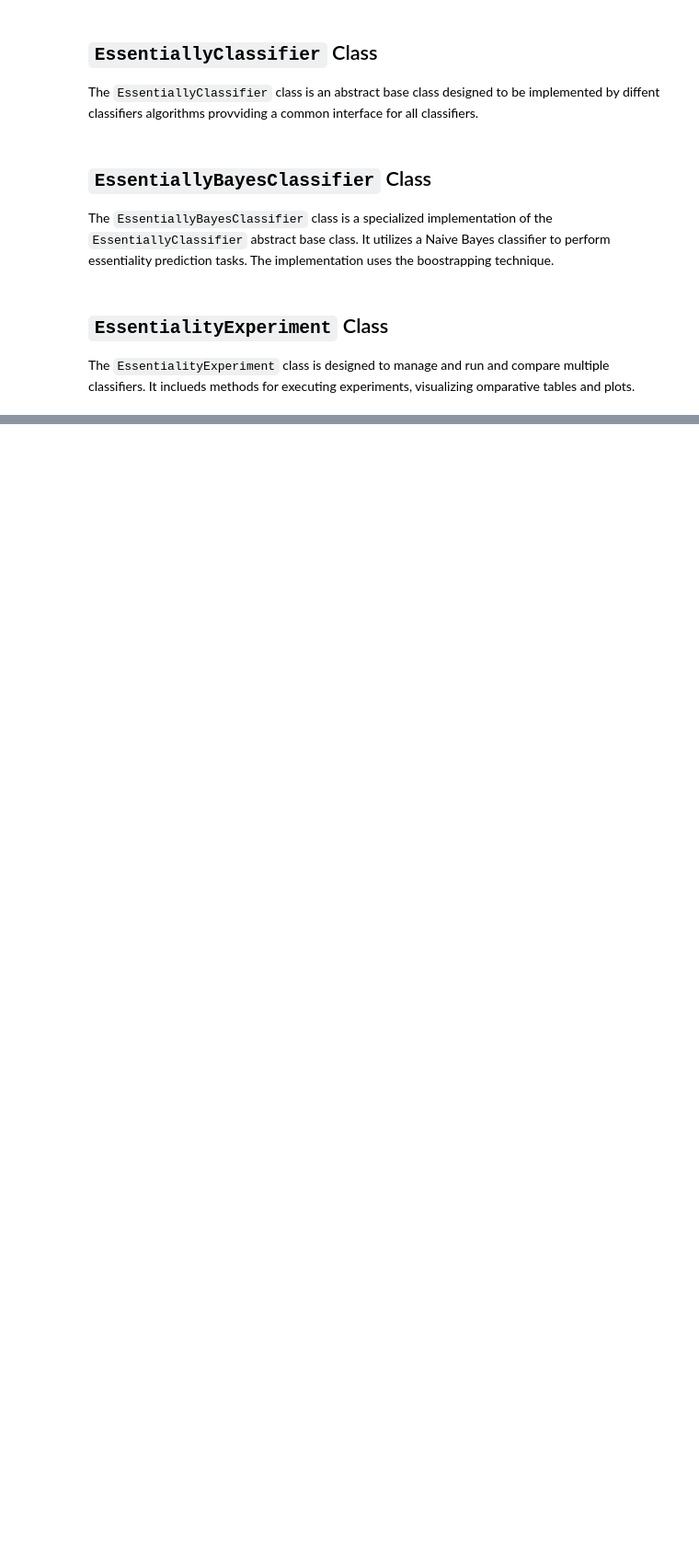
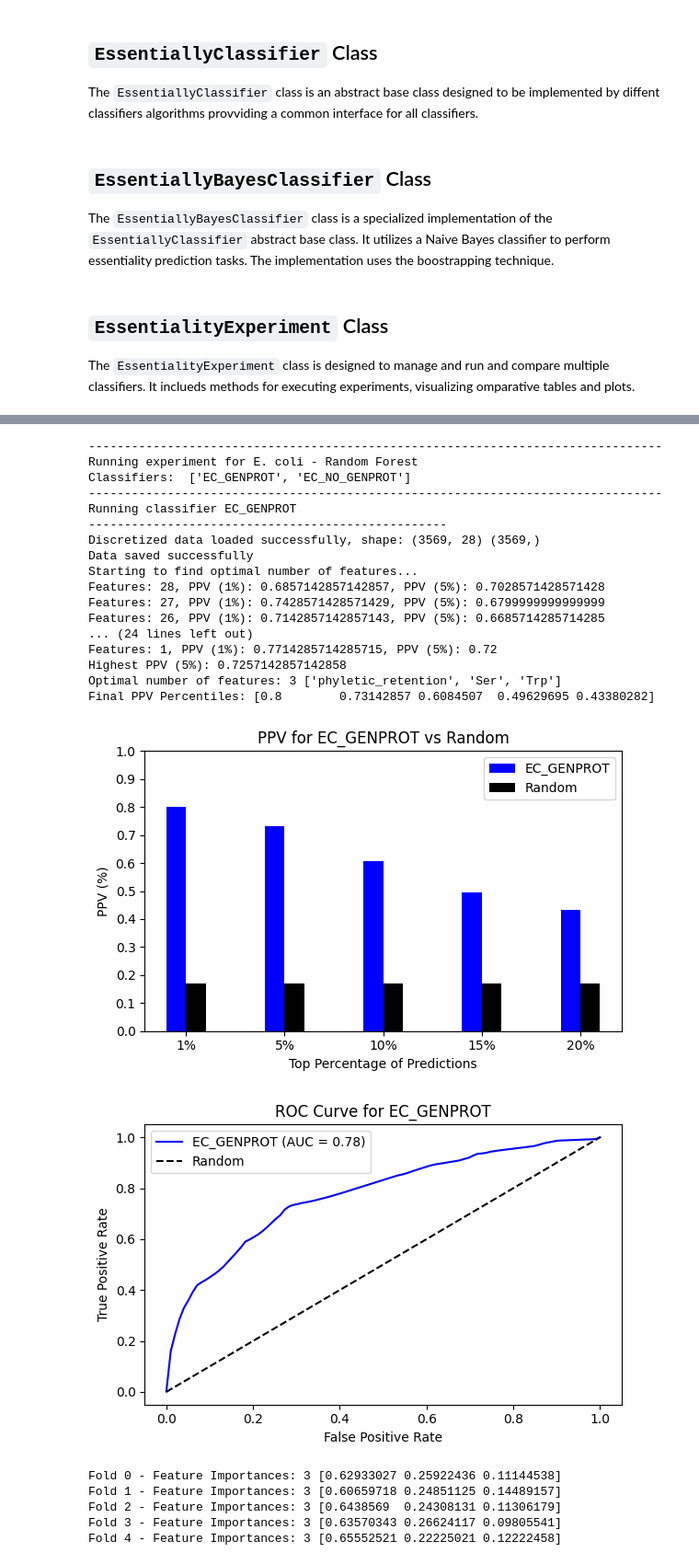
Before and after one commit to NiccoloCase/essential-genes-identification, a Jupyter notebook: test AI5.ipynb, the cells around one changed output, grey strips where cells are left out. Shown: that part at 92% size. Cells and saved outputs as stored; diff of their text form; code cells hidden in the pictures; blank space fills up the shorter version.

```diff
--- a/test AI5.ipynb
+++ b/test AI5.ipynb
@@ -771,0 +840,33 @@ fig.tight_layout()
+# %%
+classifier_genprot_rf = EssentialityRandomForestClassifier('assets/coli_data.xls', CIMIM_EC_GENPROT, PERCENTILES, name='EC_GENPROT')
+classifier_no_genprot_rf = EssentialityRandomForestClassifier('assets/coli_data.xls', CIMIM_EC_NO_GENPROT, PERCENTILES, name='EC_NO_GENPROT')
+
+experiment = EssentialityExperiment("E. coli - Random Forest", [classifier_genprot_rf, classifier_no_genprot_rf])
+experiment.run_experiment()
+experiment.plot_and_save_comparative_results(PERCENTILES, colors=COLORS[1:])
+experiment.plot_and_save_comparative_table(colors=COLORS[1:])
+# %% [output]
+--------------------------------------------------------------------------------
+Running experiment for E. coli - Random Forest
+Classifiers:  ['EC_GENPROT', 'EC_NO_GENPROT']
+--------------------------------------------------------------------------------
+Running classifier EC_GENPROT
+--------------------------------------------------
+Discretized data loaded successfully, shape: (3569, 28) (3569,)
+Data saved successfully
+Starting to find optimal number of features...
+Features: 28, PPV (1%): 0.6857142857142857, PPV (5%): 0.7028571428571428
+Features: 27, PPV (1%): 0.7428571428571429, PPV (5%): 0.6799999999999999
+Features: 26, PPV (1%): 0.7142857142857143, PPV (5%): 0.6685714285714285
+... (24 lines left out)
+Features: 1, PPV (1%): 0.7714285714285715, PPV (5%): 0.72
+Highest PPV (5%): 0.7257142857142858
+Optimal number of features: 3 ['phyletic_retention', 'Ser', 'Trp']
+Final PPV Percentiles: [0.8        0.73142857 0.6084507  0.49629695 0.43380282]
+[figure, added]
+[figure, added]
+Fold 0 - Feature Importances: 3 [0.62933027 0.25922436 0.11144538]
+Fold 1 - Feature Importances: 3 [0.60659718 0.24851125 0.14489157]
+Fold 2 - Feature Importances: 3 [0.6438569  0.24308131 0.11306179]
+Fold 3 - Feature Importances: 3 [0.63570343 0.26624117 0.09805541]
+Fold 4 - Feature Importances: 3 [0.65552521 0.22225021 0.12222458]
```
Also changed, not shown: parts of 9 cells of this notebook, 19 other files.
